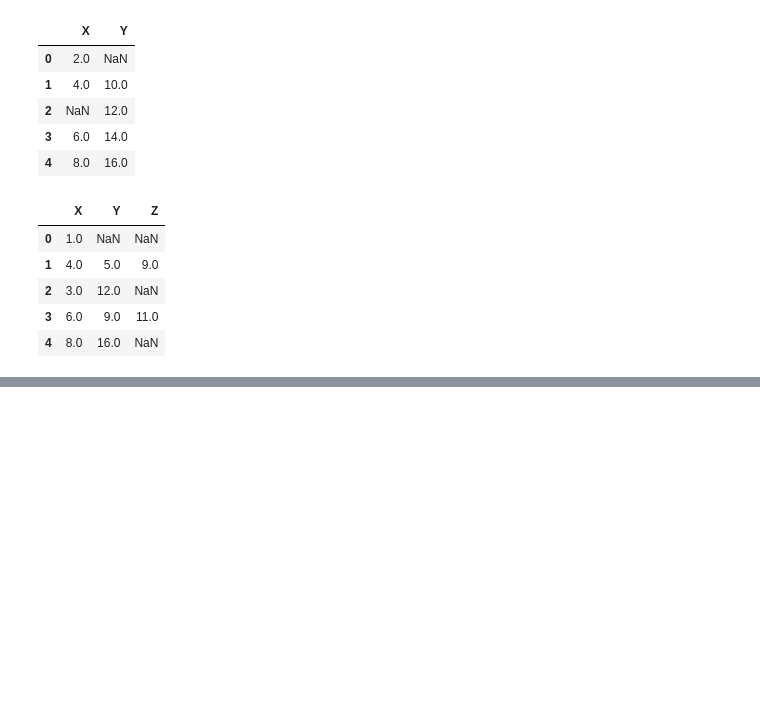
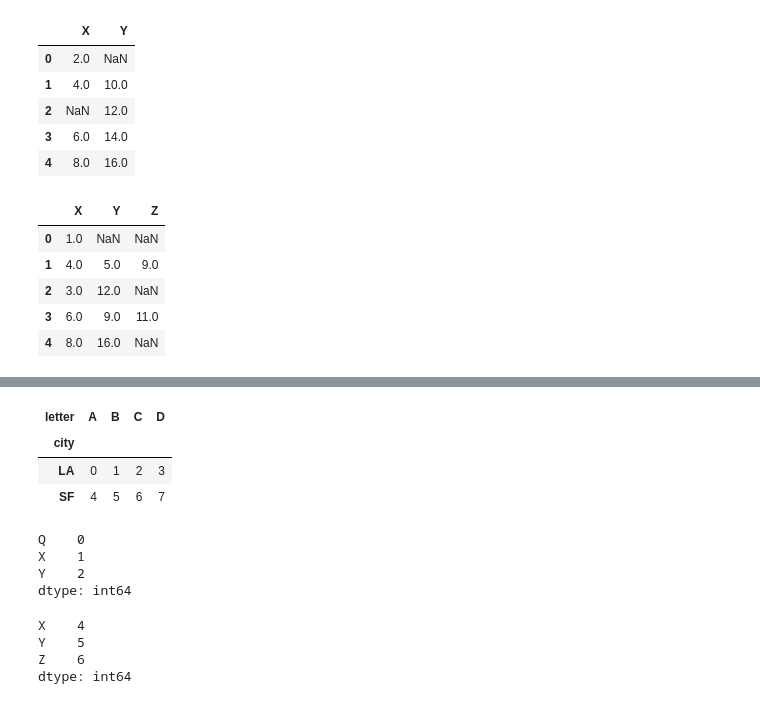
Before and after one commit to aki-06/Data_Science, a Jupyter notebook: 20180504_データ解析の基礎.ipynb, the cells around one changed output, grey strips where cells are left out. Saved outputs shown, nothing was run; the diff lists cells and outputs as text; code cells hidden in the pictures; blank space fills up the shorter version.

```diff
--- a/20180504_データ解析の基礎.ipynb
+++ b/20180504_データ解析の基礎.ipynb
@@ -217,0 +292,7 @@ df_odds.combine_first(df_evens)
+# %%
+df1_st.unstack('letter')
+# %% [output]
+| letter | A | B | C | D |
+| city |  |  |  |  |
+| LA | 0 | 1 | 2 | 3 |
+| SF | 4 | 5 | 6 | 7 |
@@ -217,0 +301,7 @@ df_odds.combine_first(df_evens)
+# %%
+ser1
+# %% [output]
+Q    0
+X    1
+Y    2
+dtype: int64
@@ -217,0 +310,7 @@ df_odds.combine_first(df_evens)
+# %%
+ser2
+# %% [output]
+X    4
+Y    5
+Z    6
+dtype: int64
```
Also changed, not shown: parts of 17 cells of this notebook.
